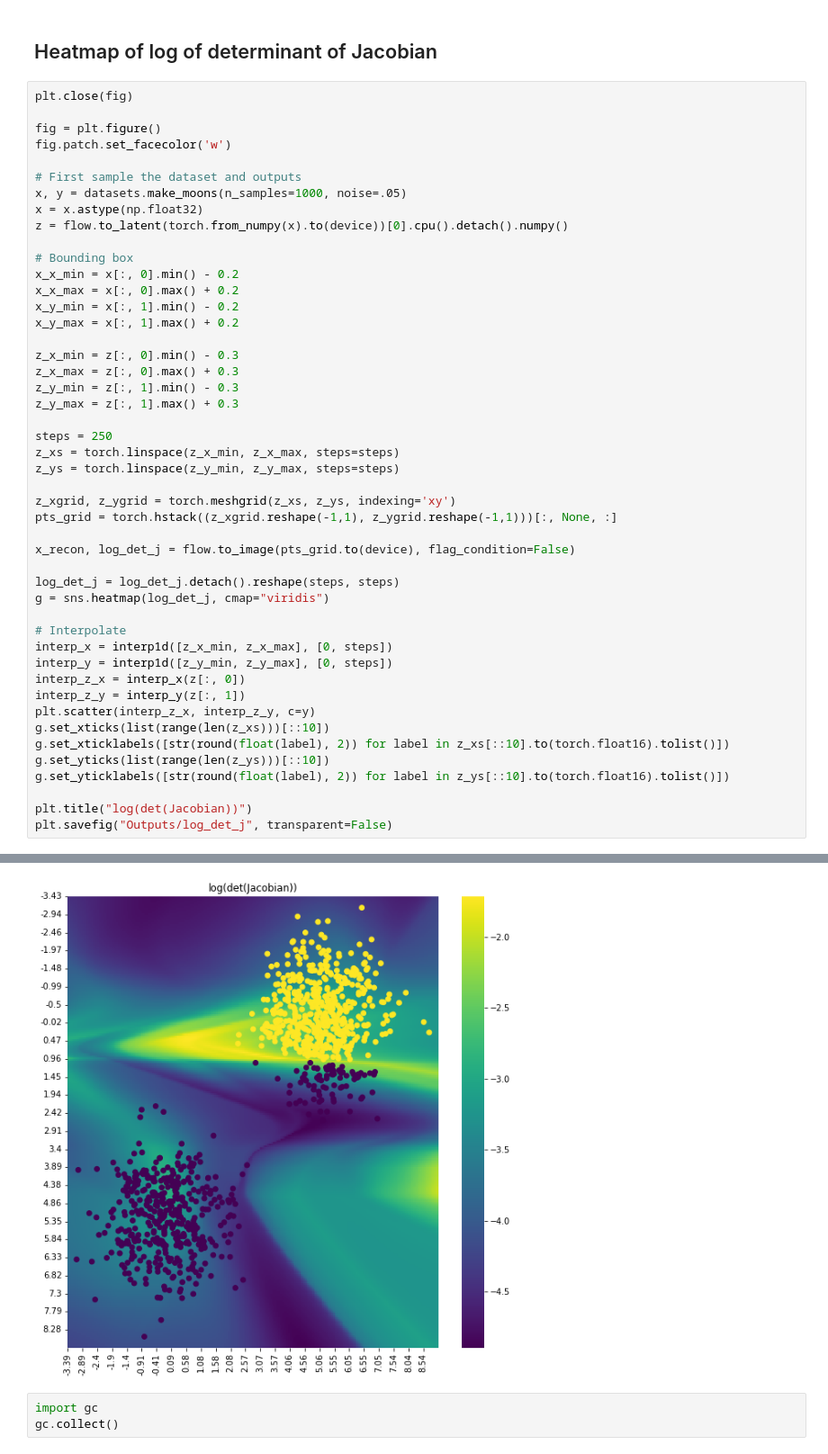
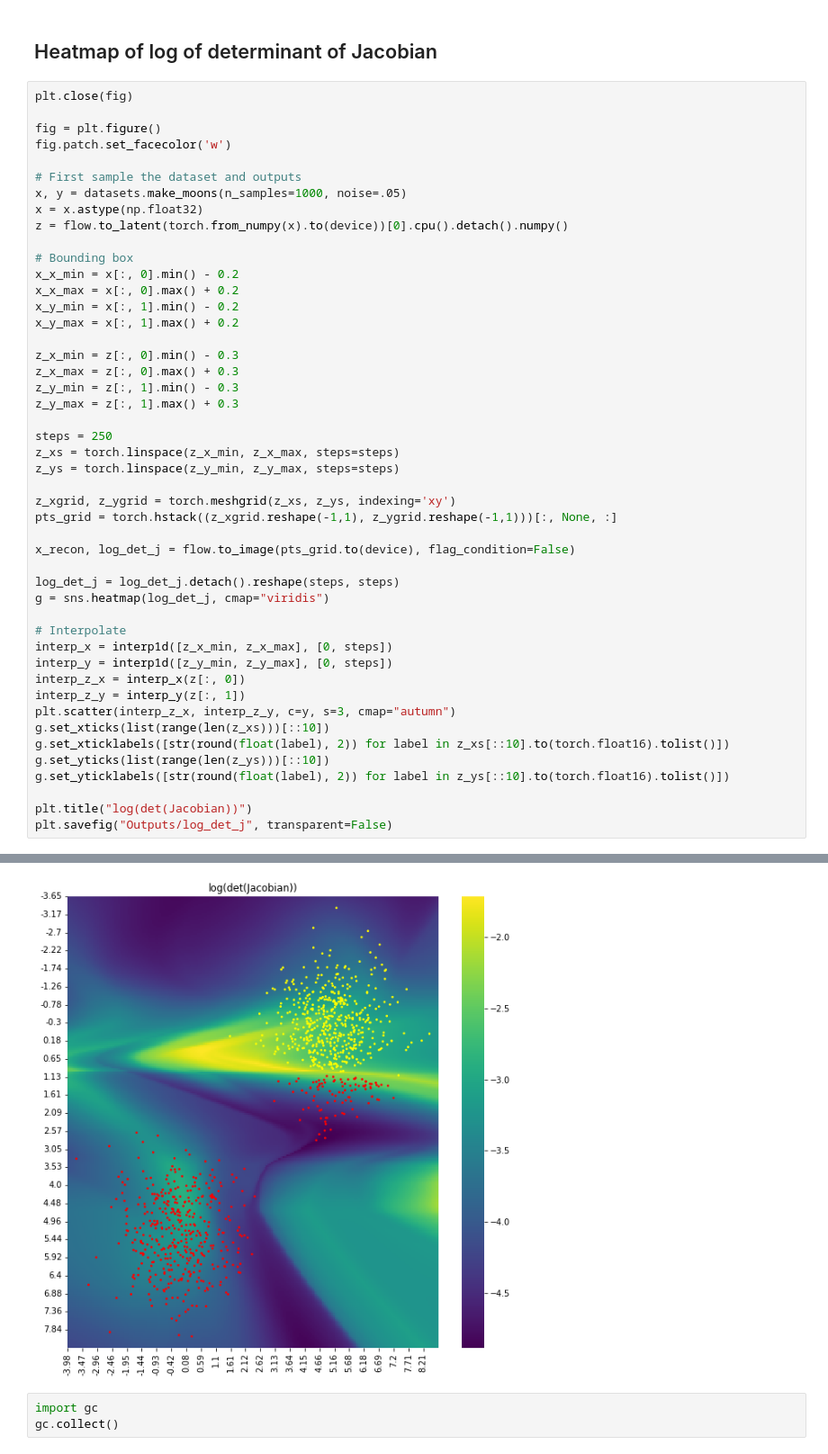
Before and after one commit to pani-vishal/GenerativeLatentSpace, a Jupyter notebook: Experiments/week_2/log_det_j_plot.ipynb, the cells around one changed output, grey strips where cells are left out. Shown: that part at 90% size. Drawn from its saved outputs; the diff is of its cells as text.

```diff
--- a/Experiments/week_2/log_det_j_plot.ipynb
+++ b/Experiments/week_2/log_det_j_plot.ipynb
@@ -128,7 +122,7 @@ interp_x = interp1d([z_x_min, z_x_max], [0, steps])
 interp_y = interp1d([z_y_min, z_y_max], [0, steps])
 interp_z_x = interp_x(z[:, 0])
 interp_z_y = interp_y(z[:, 1])
-plt.scatter(interp_z_x, interp_z_y, c=y)
+plt.scatter(interp_z_x, interp_z_y, c=y, s=3, cmap="autumn")
 g.set_xticks(list(range(len(z_xs)))[::10])
 g.set_xticklabels([str(round(float(label), 2)) for label in z_xs[::10].to(torch.float16).tolist()])
 g.set_yticks(list(range(len(z_ys)))[::10])
@@ -146,4 +134,4 @@ torch.Size([62500, 1, 2])
-[figure, old version]
+[figure, new version]
 # %%
 import gc
 gc.collect()
```
Also changed, not shown: parts of 2 cells of this notebook, 5 other files.
